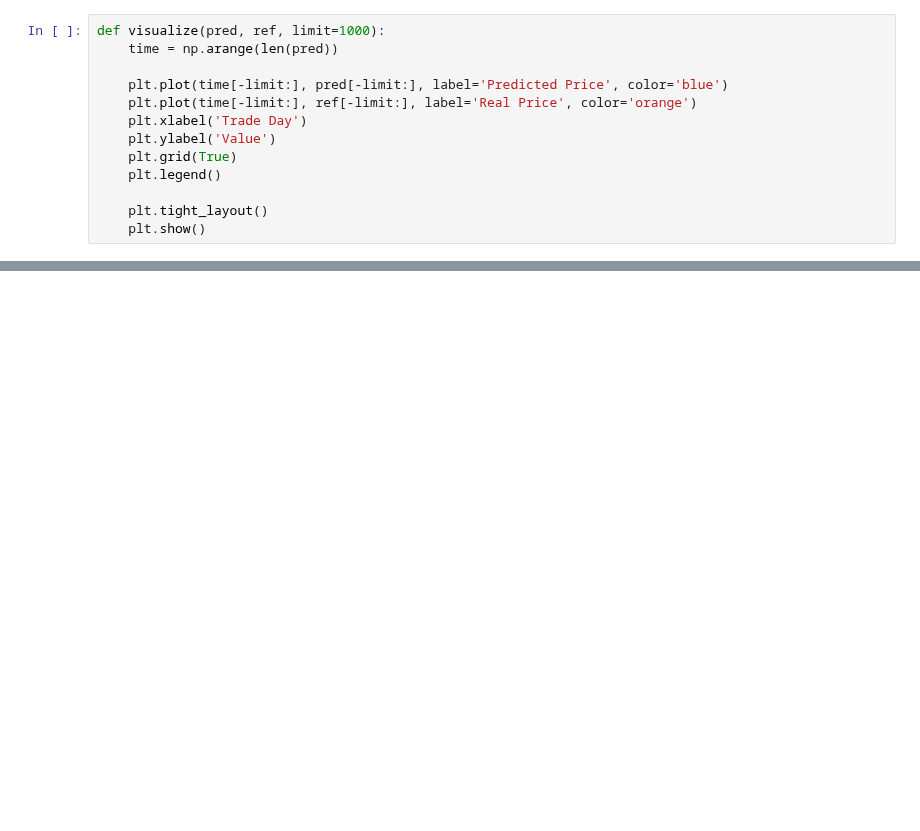
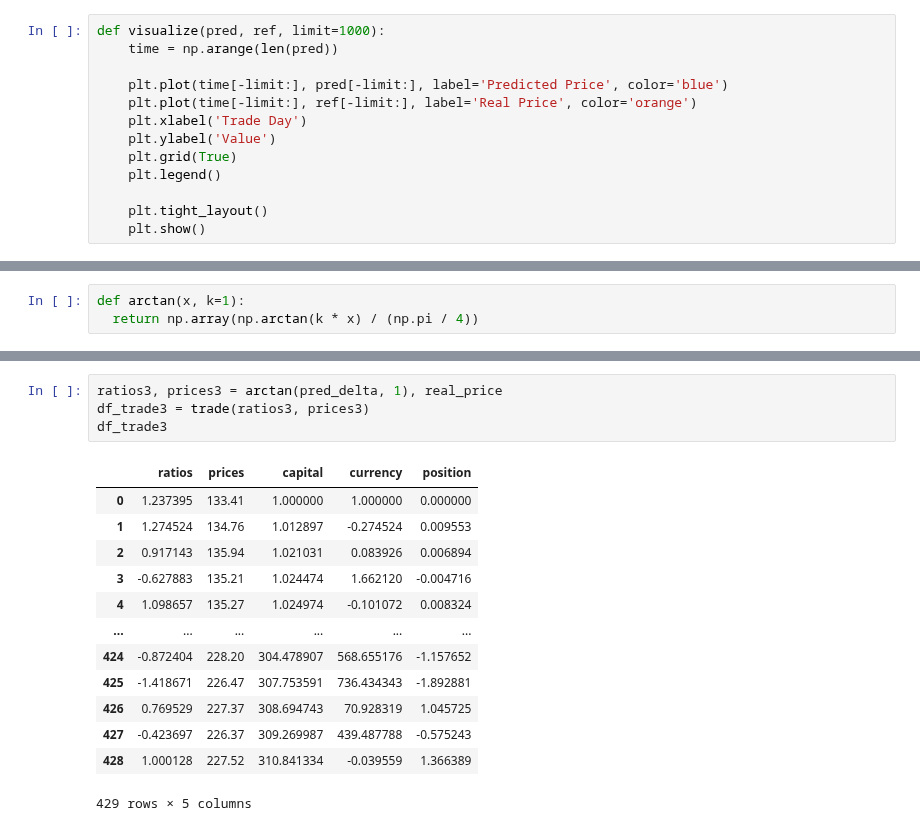
Before and after one commit to AlexWFreeman/Big-Data-Analytics, a Jupyter notebook: model/analysis4.ipynb, the cells around one changed output, grey strips where cells are left out. Drawn from its saved outputs; the diff is of its cells as text; blank space fills up the shorter version.

```diff
--- a/model/analysis4.ipynb
+++ b/model/analysis4.ipynb
@@ -281,0 +350,3 @@ aveg_error1 / aveg_delta1, aveg_delta1
+# %%
+def arctan(x, k=1):
+  return np.array(np.arctan(k * x) / (np.pi / 4))
@@ -281,0 +436,18 @@ aveg_error1 / aveg_delta1, aveg_delta1
+# %%
+ratios3, prices3 = arctan(pred_delta, 1), real_price
+df_trade3 = trade(ratios3, prices3)
+df_trade3
+# %% [output]
+|  | ratios | prices | capital | currency | position |
+| 0 | 1.237395 | 133.41 | 1.000000 | 1.000000 | 0.000000 |
+| 1 | 1.274524 | 134.76 | 1.012897 | -0.274524 | 0.009553 |
+| 2 | 0.917143 | 135.94 | 1.021031 | 0.083926 | 0.006894 |
+| 3 | -0.627883 | 135.21 | 1.024474 | 1.662120 | -0.004716 |
+| 4 | 1.098657 | 135.27 | 1.024974 | -0.101072 | 0.008324 |
+| ... | ... | ... | ... | ... | ... |
+| 424 | -0.872404 | 228.20 | 304.478907 | 568.655176 | -1.157652 |
+| 425 | -1.418671 | 226.47 | 307.753591 | 736.434343 | -1.892881 |
+| 426 | 0.769529 | 227.37 | 308.694743 | 70.928319 | 1.045725 |
+| 427 | -0.423697 | 226.37 | 309.269987 | 439.487788 | -0.575243 |
+| 428 | 1.000128 | 227.52 | 310.841334 | -0.039559 | 1.366389 |
+429 rows × 5 columns
```
Also changed, not shown: parts of 26 cells of this notebook, 1 other file.
